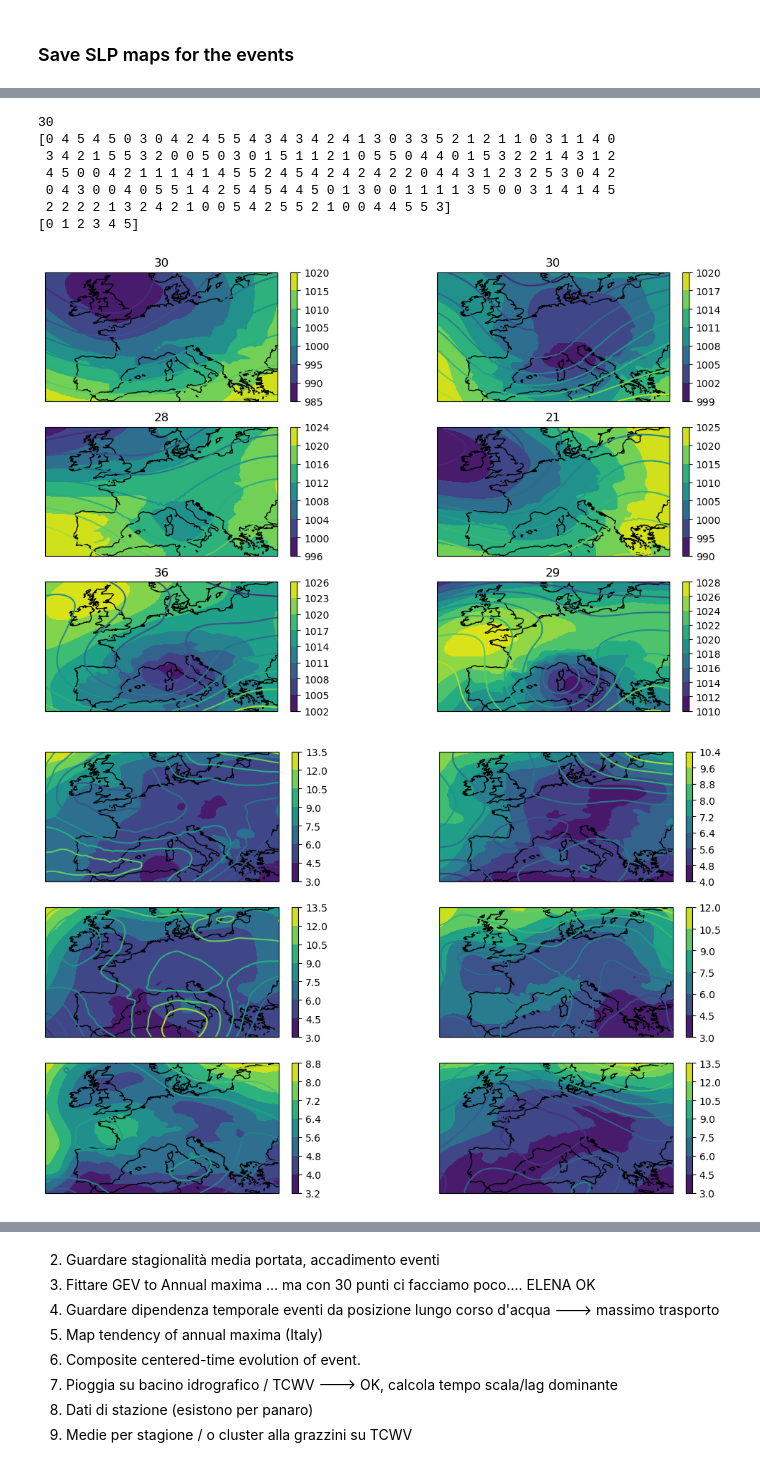
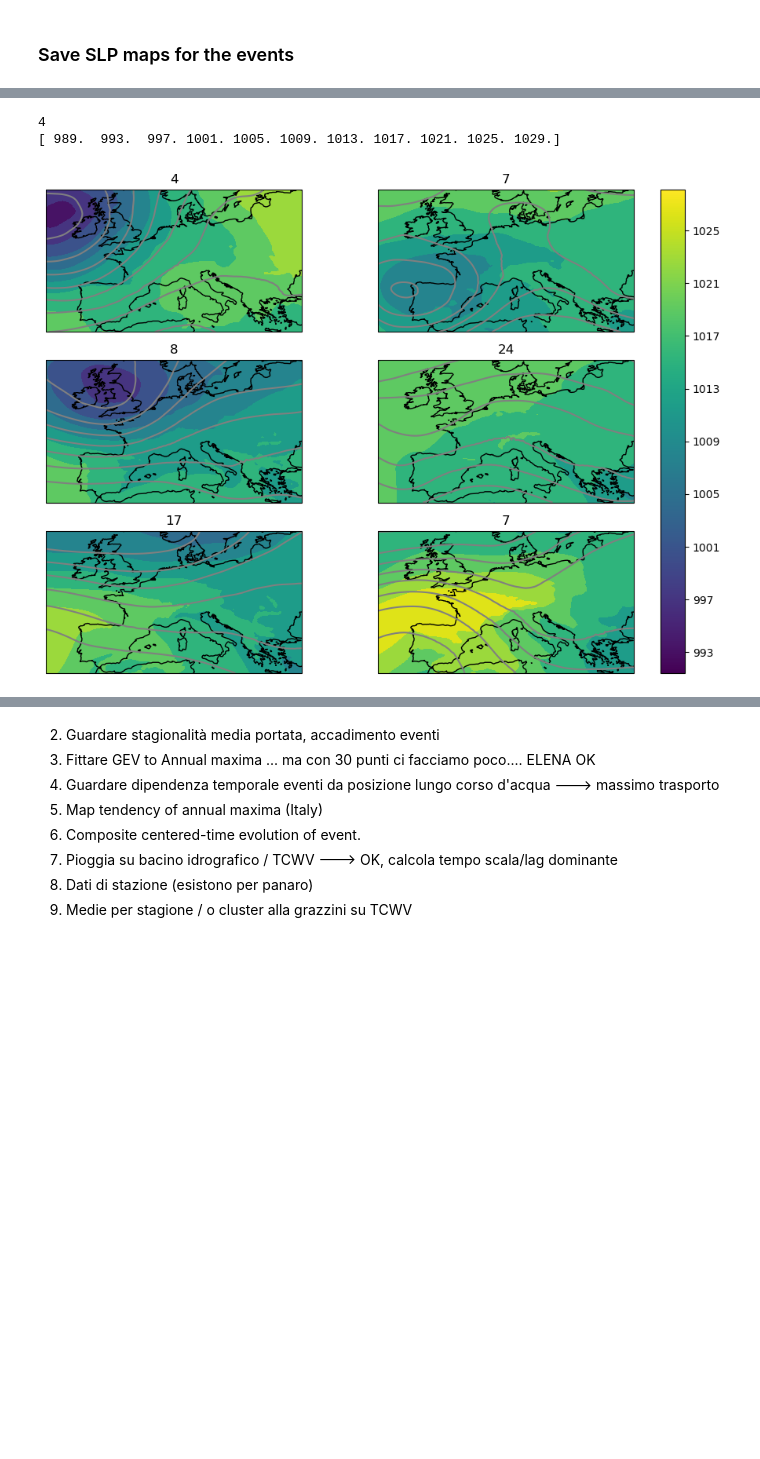
Before and after one commit to zappag/FLORA, a Jupyter notebook: explore.ipynb, the cells around one changed output, grey strips where cells are left out. Drawn from its saved outputs; the diff is of its cells as text; code cells hidden in the pictures; blank space fills up the shorter version.

```diff
--- a/explore.ipynb
+++ b/explore.ipynb
@@ -360,5 +414,4 @@ def find_events(data, prcth, gap=0):
 # %%
-# threshold precentile for event definition (across all timesteps)
 
 # minimum number of time steps below threshold between independent events. Otherwise it's the same event
 if tres=='day':
@@ -366,13 +419,9 @@ if tres=='day':
 elif tres=='6h':
     steps_independent_event=3
 
-prcth=98
-if HazardDef=='gp':
-    print('Identify events by grid point discharge')
-    iv_event,dis_threshold=find_events(ds_gp,prcth,steps_independent_event)
-elif HazardDef=='wmax':
-    print('Identify events by maximum water shed discharge')
-    iv_event,dis_threshold=find_events(ds_max,prcth,steps_independent_event)
+# threshold precentile for event definition (across all timesteps)
+prcth=95
+iv_event,dis_threshold=find_events(ds_hazard,prcth,steps_independent_event)
 
 # Convert events to a pandas DataFrame
 df_events = pd.DataFrame(iv_event)
@@ -563,7 +566,7 @@ df_events_sorted=df_events.sort_values(by=3,axis=0,ascending=False)
 
 # extract days in ERA5
 #vdata_events=vdata.isel(time=df_events_sorted[0]) # this is ok, fix due to missing leap days in era daily
-tref=xds_gp['time'].isel(time=df_events_sorted[0])
+tref=xds_hazard['time'].isel(time=df_events_sorted[0])
 
 # quick fix to bring ERA5 daily means (time 09:00) to the same time as EFAS (time 00:00). This is OK since EFAS reflects trasnport over previous 24 hours
 vdata['time'] = vdata['time'] + pd.Timedelta('15H')
@@ -571,4 +594,6 @@ vdata_events=vdata.sel(time=tref.values)
 # %%
+
+
 
 
 # plot a subset
@@ -591,7 +616,7 @@ for i, time in enumerate(vdata_events_plot.time):
     row = i // num_cols
     col = i % num_cols
 
-    #
+
     data_at_time = vdata_events_plot.sel(time=time)
 
     # Set contour levels
@@ -602,7 +627,8 @@ for i, time in enumerate(vdata_events_plot.time):
     ax = axes[row, col]
     ax.set_title(f'{time.values}')
 
-    ax.set_extent([-20, 35, 30, 60], crs=ccrs.PlateCarree())  # Set the desired lat/lon range
+
+    #ax.set_extent([-20, 35, 30, 60], crs=ccrs.PlateCarree())  # Set the desired lat/lon range
     im_MSP = ax.contourf(data_at_time['MSL'].lon, data_at_time['MSL'].lat,
                       data_at_time['MSL'], levels=contour_levels_MSL, cmap='viridis', transform=ccrs.PlateCarree())
     im_Z = ax.contour(data_at_time['Z'].lon, data_at_time['Z'].lat,
@@ -772,6 +798,9 @@ def get_winner_within_threshold(som, input_vector, threshold):
     # If no node is within the threshold, return None
     return None
 # %%
+from matplotlib.colors import Normalize
+from matplotlib.cm import ScalarMappable
+from matplotlib.ticker import FixedLocator
 
 
 occurrences=Counter(cli)
@@ -779,61 +808,53 @@ print(occurrences[0])
 
 # Initialize an empty array to store mean values
 
 mean_node_MSL = np.zeros((4, dd4som.MSL.values.shape[1], dd4som.MSL.values.shape[2]))
 mean_node_Z= np.zeros((4, dd4som.Z.values.shape[1], dd4som.Z.values.shape[2]))
 
 unique=np.unique(cli)
-print(cli)
-print(unique)
 
 mean_node_MSL = [np.mean(dd4som.MSL.values[cli == i,:,:],axis=0) for i in range(0,nn)]
 mean_node_Z = [np.mean(dd4som.Z.values[cli == i,:,:],axis=0) for i in range(0,nn)]
 std_node_MSL = [np.std(dd4som.MSL.values[cli == i,:,:],axis=0) for i in range(0,nn)]
 std_node_Z = [np.std(dd4som.Z.values[cli == i,:,:],axis=0) for i in range(0,nn)]
 
 # Create a Cartopy projection (PlateCarree for geographic data)
 projection = ccrs.PlateCarree()
 
 # Create map of mean node
-fig, axs = plt.subplots(nx, ny, figsize=(13, 8), subplot_kw={'projection': projection})
+fig, axs = plt.subplots(nx, ny, figsize=(11, 8), subplot_kw={'projection': projection})
+
+# Calculate global min and max for d1/100
+global_min_d1 = min([d.min() for d in mean_node_MSL])/100
+global_max_d1 = max([d.max() for d in mean_node_MSL])/100
+
+# Define levels for contour plot
+levels_d1 = np.arange(np.round(global_min_d1-2), np.round(global_max_d1+2), 4)  # Replace min_value_d1, max_value_d1, step_d1 with actual values
+#levels_d1 = np.linspace(np.round(global_min_d1-2), np.round(global_max_d1+2), 10)  # Replace min_value_d1, max_value_d1, step_d1 with actual values
+print(levels_d1)
 
 for ax, d1, d2, inode in zip(axs.flat, mean_node_MSL, mean_node_Z, range(0,nn)):
     # Plot the data using pcolormesh
-    cax1 = ax.contourf(dd4som['lon'].values, dd4som['lat'].values, d1/100, transform=projection)
-    cax2 = ax.contour(dd4som['lon'].values, dd4som['lat'].values, d2, transform=projection)
+    # cax1 = ax.contourf(dd4som['lon'].values, dd4som['lat'].values, d1/100, vmin=global_min_d1, vmax=global_max_d1, transform=projection)
+    cax1 = ax.contourf(dd4som['lon'].values, dd4som['lat'].values, d1/100, levels_d1, transform=projection)
+
+    cax2 = ax.contour(dd4som['lon'].values, dd4som['lat'].values, d2, colors='grey', transform=projection)
 
     # Add coastlines
     ax.coastlines()
 
     # add number of events
     ax.set_title(f"{occurrences[inode]}")
 
     # Add a colorbar
-    cbar = plt.colorbar(cax1,orientation='vertical', fraction=0.05, pad=0.04)
+    #cbar = plt.colorbar(cax1,orientation='vertical', fraction=0.05, pad=0.04)
+
+norm = Normalize(vmin=global_min_d1, vmax=global_max_d1)  # Adjust these values based on your data range
+smappable = ScalarMappable(norm=norm, cmap=cax1.cmap)  # Use the colormap from your contour plot
+cbar = fig.colorbar(smappable, ax=axs, orientation='vertical', fraction=0.05, pad=0.04, ticks=levels_d1)
+#cbar.set_ticks(FixedLocator(levels_d1))  # Set ticks to match contour levels
 plt.show()
-
-# Create map of std within each node
-fig, axs = plt.subplots(nx, ny, figsize=(13, 8), subplot_kw={'projection': projection})
-
-for ax, d1, d2 in zip(axs.flat, std_node_MSL, std_node_Z):
-    # Plot the data using pcolormesh
-    cax1 = ax.contourf(dd4som['lon'].values, dd4som['lat'].values, d1/100, transform=projection)
-    cax2 = ax.contour(dd4som['lon'].values, dd4som['lat'].values, d2, transform=projection)
-
-    # Add coastlines
-    ax.coastlines()
-
-
-    # Add a colorbar
-    cbar = plt.colorbar(cax1, orientation='vertical', fraction=0.05, pad=0.04)
-plt.show()
 # %% [output]
-30
-[0 4 5 4 5 0 3 0 4 2 4 5 5 4 3 4 3 4 2 4 1 3 0 3 3 5 2 1 2 1 1 0 3 1 1 4 0
- 3 4 2 1 5 5 3 2 0 0 5 0 3 0 1 5 1 1 2 1 0 5 5 0 4 4 0 1 5 3 2 2 1 4 3 1 2
- 4 5 0 0 4 2 1 1 1 4 1 4 5 5 2 4 5 4 2 4 2 4 2 2 0 4 4 3 1 2 3 2 5 3 0 4 2
- 0 4 3 0 0 4 0 5 5 1 4 2 5 4 5 4 4 5 0 1 3 0 0 1 1 1 1 3 5 0 0 3 1 4 1 4 5
- 2 2 2 2 1 3 2 4 2 1 0 0 5 4 2 5 5 2 1 0 0 4 4 5 5 3]
-[0 1 2 3 4 5]
+4
+[ 989.  993.  997. 1001. 1005. 1009. 1013. 1017. 1021. 1025. 1029.]
-[figure, old version]
+[figure, new version]
-[figure, removed]
```
Also changed, not shown: parts of 24 cells of this notebook.
